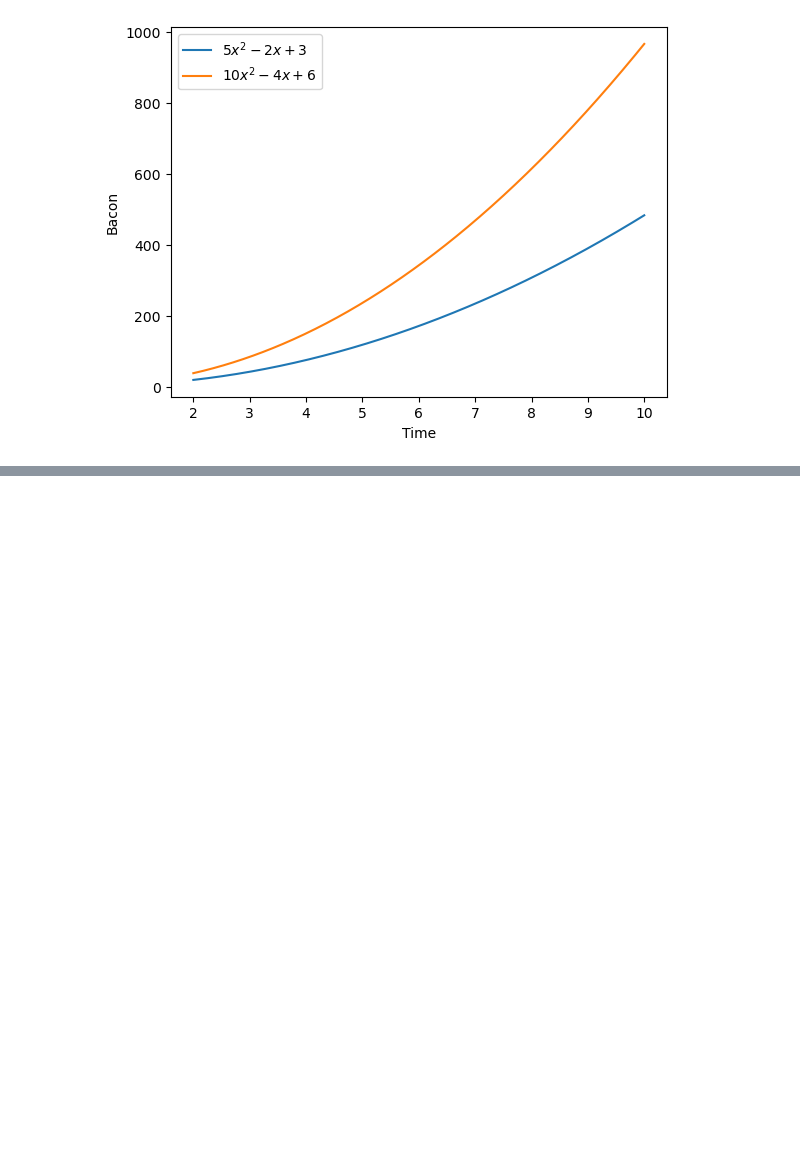
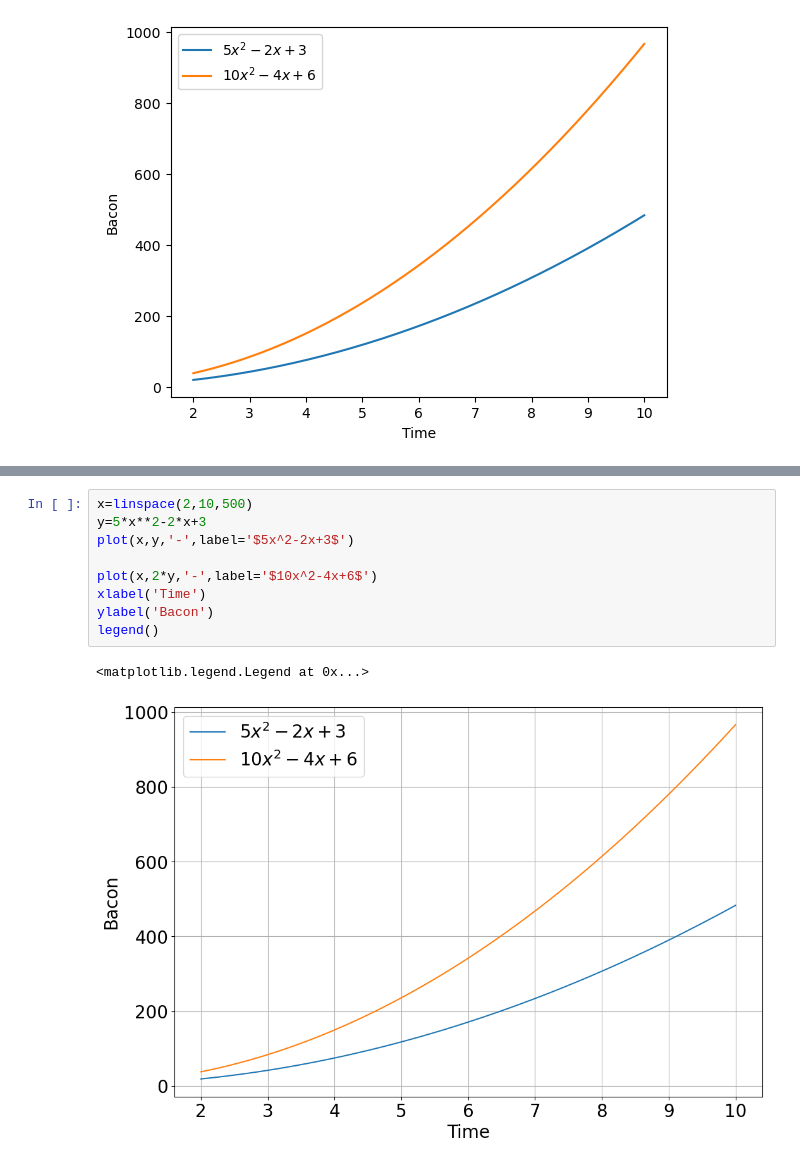
Before and after one commit to bblais/Computer-Programming-for-the-Sciences-Spring-2023, a Jupyter notebook: Sprint #1 - Algorithms and Simulation/2023-01-31 - First Imports.ipynb, the cells around one changed output, grey strips where cells are left out. Saved outputs shown, nothing was run; the diff lists cells and outputs as text; blank space fills up the shorter version.

```diff
--- a/Sprint #1 - Algorithms and Simulation/2023-01-31 - First Imports.ipynb
+++ b/Sprint #1 - Algorithms and Simulation/2023-01-31 - First Imports.ipynb
@@ -66,0 +71,12 @@ legend()
+# %%
+x=linspace(2,10,500)
+y=5*x**2-2*x+3
+plot(x,y,'-',label='$5x^2-2x+3$')
+
+plot(x,2*y,'-',label='$10x^2-4x+6$')
+xlabel('Time')
+ylabel('Bacon')
+legend()
+# %% [output]
+<matplotlib.legend.Legend at 0x...>
+[figure, added]
```
Also changed, not shown: parts of 1 cell of this notebook, 3 other files.
